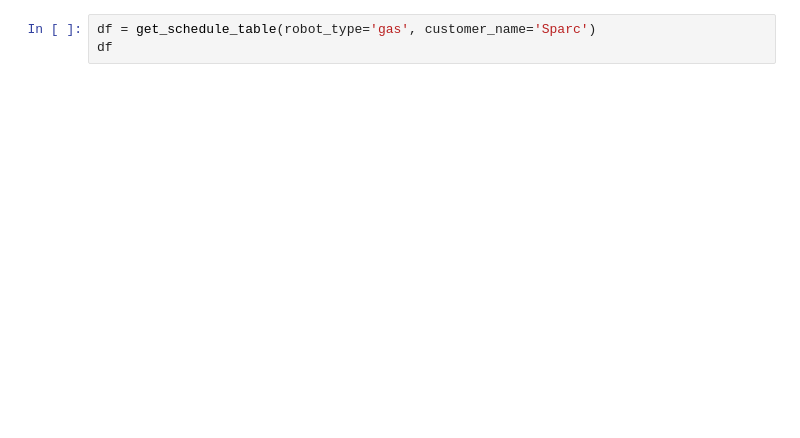
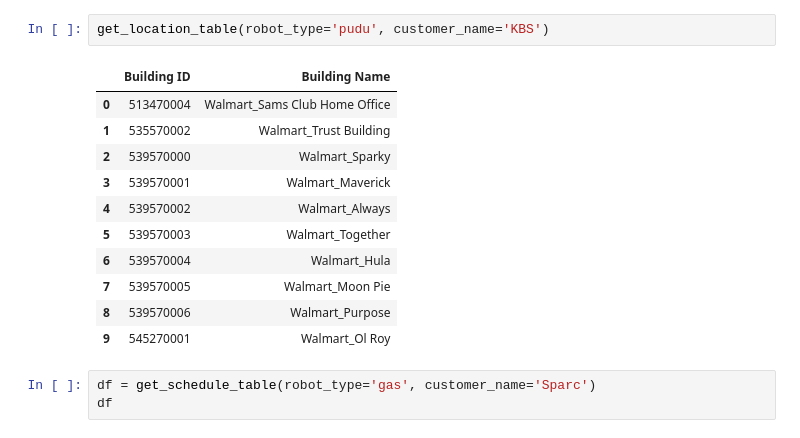
Before and after one commit to CarloCHEN/pudu_robot, a Jupyter notebook: src/ds.ipynb, the cells around one changed output. Drawn from its saved outputs; the diff is of its cells as text; blank space fills up the shorter version.

```diff
--- a/src/ds.ipynb
+++ b/src/ds.ipynb
@@ -41,3 +96,17 @@ Robot 811135422060229 is online: True
+# %%
+get_location_table(robot_type='pudu', customer_name='KBS')
+# %% [output]
+|  | Building ID | Building Name |
+| 0 | 513470004 | Walmart_Sams Club Home Office |
+| 1 | 535570002 | Walmart_Trust Building |
+| 2 | 539570000 | Walmart_Sparky |
+| 3 | 539570001 | Walmart_Maverick |
+| 4 | 539570002 | Walmart_Always |
+| 5 | 539570003 | Walmart_Together |
+| 6 | 539570004 | Walmart_Hula |
+| 7 | 539570005 | Walmart_Moon Pie |
+| 8 | 539570006 | Walmart_Purpose |
+| 9 | 545270001 | Walmart_Ol Roy |
 # %%
 df = get_schedule_table(robot_type='gas', customer_name='Sparc')
 df
```
Also changed, not shown: parts of 14 cells of this notebook, 22 other files.
